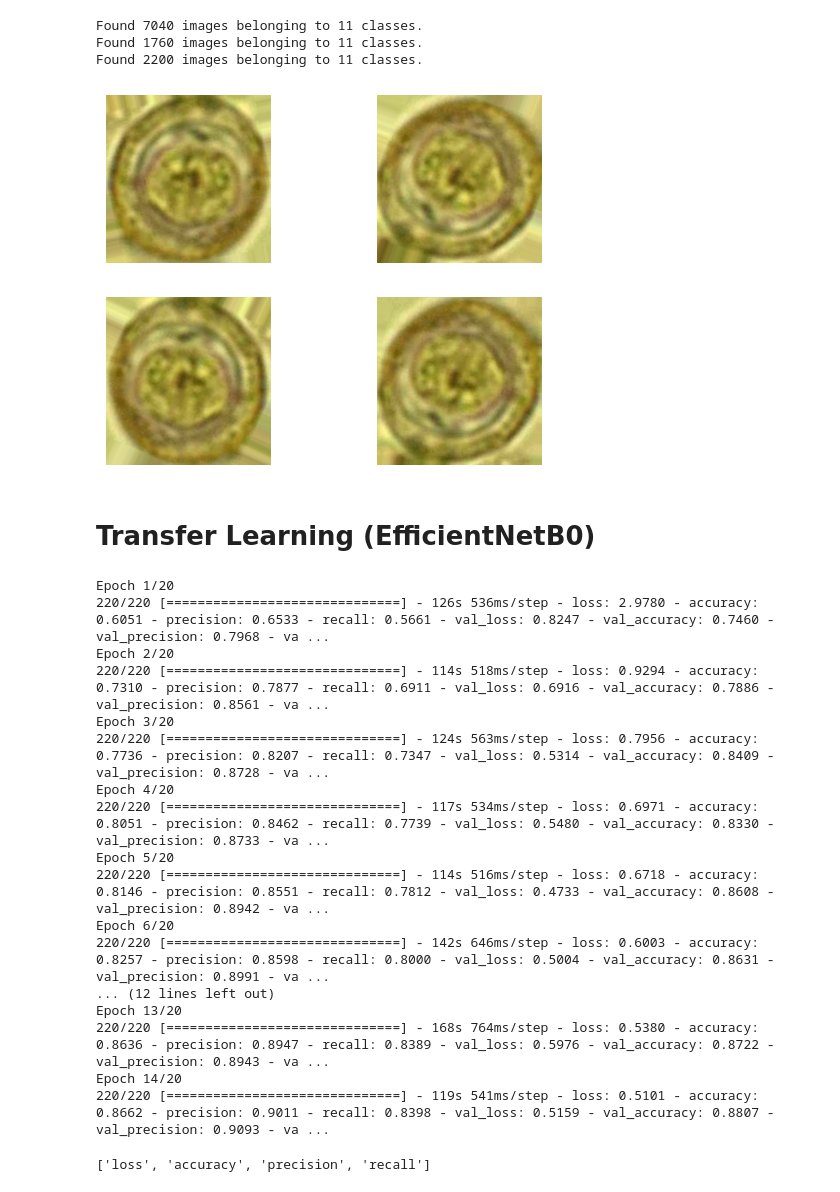
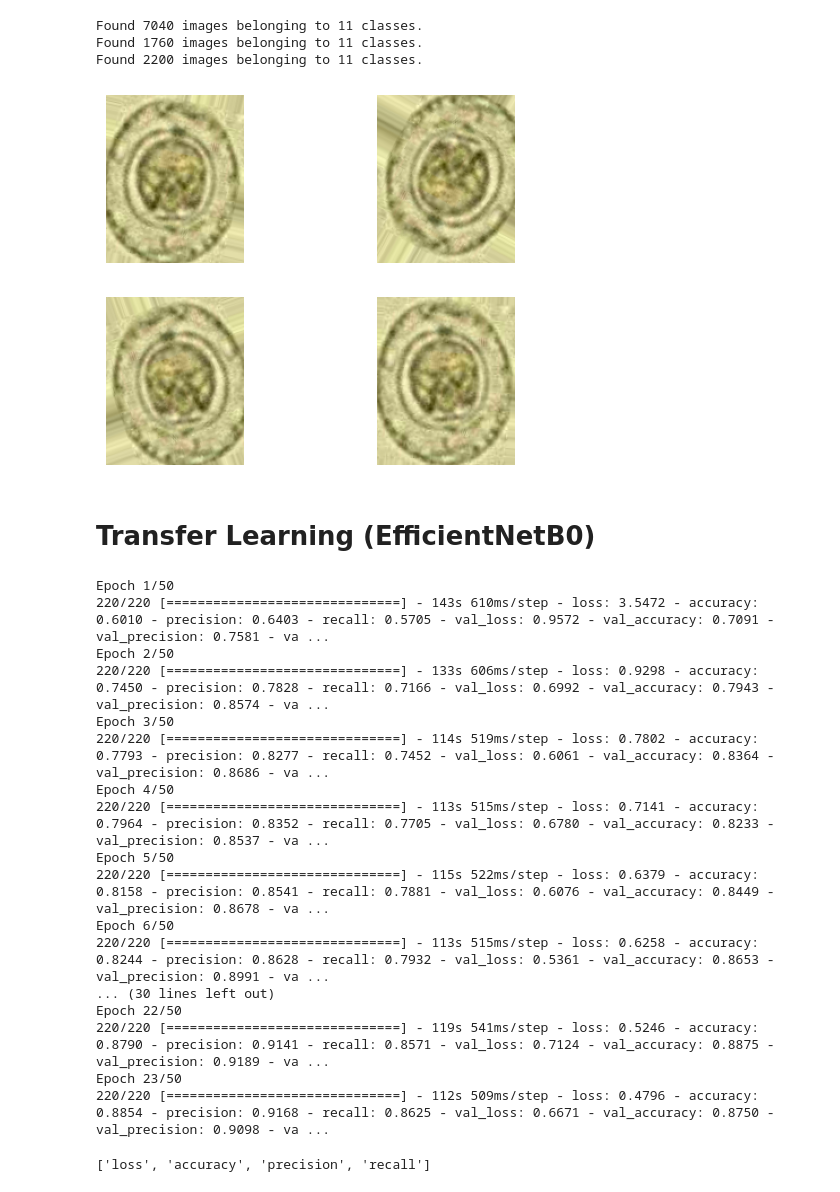
Before and after one commit to LonnyCox55/MSDS692_ParasiticInfectionCNN, a Jupyter notebook: src/main.ipynb, the cells around one changed output. Saved outputs shown, nothing was run; the diff lists cells and outputs as text; code cells hidden in the pictures.

Commit message:
Increased effNetB0 run from 20 to 50 epochs and got bettter F1 and confMat

```diff
--- a/src/main.ipynb
+++ b/src/main.ipynb
@@ -184,22 +188,22 @@ Found 2200 images belonging to 11 classes.
 # %%
 # Demonstrate the data augmentation using the first image of Hymenolepis nana from training set
 hymenoNanaDir = os.path.join(trainDir, "Hymenolepis_nana_")
-img = image.load_img(os.path.join(hymenoNanaDir, os.listdir(hymenoNanaDir)[0]))
+img = image.load_img(os.path.join(hymenoNanaDir, os.listdir(hymenoNanaDir)[7]))
 imgArr = image.img_to_array(img)
 imgArr = imgArr.reshape((1,) + imgArr.shape)
 
 # Plot the first 4 augmented versions of the image
 i = 1
 for batch in trainDatagen.flow(imgArr, batch_size=1):
     plt.subplot(2, 2, i)
     imgplot = plt.imshow(image.array_to_img(batch[0]))
     plt.axis("off")
     i += 1
     if i == 5:
         break
 plt.show()
 # %% [output]
-[figure, old version]
+[figure, new version]
 # %%
 # Build a plotting function
 def plot_history():
@@ -321,29 +331,29 @@ history = model.fit( # The image data must come from the image generator that ta
     steps_per_epoch=220, # The number of steps from the trainGenerator before one epoch is finished.
                          # 220 steps * 32 batch size in train generator = 7040 training images per epoch.
                          # This way every training image will be sampled once per epoch.
-    epochs=20, # Train data over a max of 20 epochs
+    epochs=50, # Train data over a max of 50 epochs
     validation_data=valGenerator, # Take data from the validation generator
     validation_steps=55,          # 55 steps * 32 batch size in validation generator = 1760 validation images per epoch
     verbose = 1,
     callbacks=[EarlyStopping(monitor='val_accuracy', patience=6, restore_best_weights = True)]) # Stop once validation accuracy peaks
 # %% [output]
-Epoch 1/20
-220/220 [==============================] - 126s 536ms/step - loss: 2.9780 - accuracy: 0.6051 - precision: 0.6533 - recall: 0.5661 - val_loss: 0.8247 - val_accuracy: 0.7460 - val_precision: 0.7968 - va ...
-Epoch 2/20
-220/220 [==============================] - 114s 518ms/step - loss: 0.9294 - accuracy: 0.7310 - precision: 0.7877 - recall: 0.6911 - val_loss: 0.6916 - val_accuracy: 0.7886 - val_precision: 0.8561 - va ...
-Epoch 3/20
-220/220 [==============================] - 124s 563ms/step - loss: 0.7956 - accuracy: 0.7736 - precision: 0.8207 - recall: 0.7347 - val_loss: 0.5314 - val_accuracy: 0.8409 - val_precision: 0.8728 - va ...
-Epoch 4/20
-220/220 [==============================] - 117s 534ms/step - loss: 0.6971 - accuracy: 0.8051 - precision: 0.8462 - recall: 0.7739 - val_loss: 0.5480 - val_accuracy: 0.8330 - val_precision: 0.8733 - va ...
-Epoch 5/20
-220/220 [==============================] - 114s 516ms/step - loss: 0.6718 - accuracy: 0.8146 - precision: 0.8551 - recall: 0.7812 - val_loss: 0.4733 - val_accuracy: 0.8608 - val_precision: 0.8942 - va ...
-Epoch 6/20
-220/220 [==============================] - 142s 646ms/step - loss: 0.6003 - accuracy: 0.8257 - precision: 0.8598 - recall: 0.8000 - val_loss: 0.5004 - val_accuracy: 0.8631 - val_precision: 0.8991 - va ...
-... (12 lines left out)
-Epoch 13/20
-220/220 [==============================] - 168s 764ms/step - loss: 0.5380 - accuracy: 0.8636 - precision: 0.8947 - recall: 0.8389 - val_loss: 0.5976 - val_accuracy: 0.8722 - val_precision: 0.8943 - va ...
-Epoch 14/20
-220/220 [==============================] - 119s 541ms/step - loss: 0.5101 - accuracy: 0.8662 - precision: 0.9011 - recall: 0.8398 - val_loss: 0.5159 - val_accuracy: 0.8807 - val_precision: 0.9093 - va ...
+Epoch 1/50
+220/220 [==============================] - 143s 610ms/step - loss: 3.5472 - accuracy: 0.6010 - precision: 0.6403 - recall: 0.5705 - val_loss: 0.9572 - val_accuracy: 0.7091 - val_precision: 0.7581 - va ...
+Epoch 2/50
+220/220 [==============================] - 133s 606ms/step - loss: 0.9298 - accuracy: 0.7450 - precision: 0.7828 - recall: 0.7166 - val_loss: 0.6992 - val_accuracy: 0.7943 - val_precision: 0.8574 - va ...
+Epoch 3/50
+220/220 [==============================] - 114s 519ms/step - loss: 0.7802 - accuracy: 0.7793 - precision: 0.8277 - recall: 0.7452 - val_loss: 0.6061 - val_accuracy: 0.8364 - val_precision: 0.8686 - va ...
+Epoch 4/50
+220/220 [==============================] - 113s 515ms/step - loss: 0.7141 - accuracy: 0.7964 - precision: 0.8352 - recall: 0.7705 - val_loss: 0.6780 - val_accuracy: 0.8233 - val_precision: 0.8537 - va ...
+Epoch 5/50
+220/220 [==============================] - 115s 522ms/step - loss: 0.6379 - accuracy: 0.8158 - precision: 0.8541 - recall: 0.7881 - val_loss: 0.6076 - val_accuracy: 0.8449 - val_precision: 0.8678 - va ...
+Epoch 6/50
+220/220 [==============================] - 113s 515ms/step - loss: 0.6258 - accuracy: 0.8244 - precision: 0.8628 - recall: 0.7932 - val_loss: 0.5361 - val_accuracy: 0.8653 - val_precision: 0.8991 - va ...
+... (30 lines left out)
+Epoch 22/50
+220/220 [==============================] - 119s 541ms/step - loss: 0.5246 - accuracy: 0.8790 - precision: 0.9141 - recall: 0.8571 - val_loss: 0.7124 - val_accuracy: 0.8875 - val_precision: 0.9189 - va ...
+Epoch 23/50
+220/220 [==============================] - 112s 509ms/step - loss: 0.4796 - accuracy: 0.8854 - precision: 0.9168 - recall: 0.8625 - val_loss: 0.6671 - val_accuracy: 0.8750 - val_precision: 0.9098 - va ...
 # %%
 # View the ordering of the model's output metrics list (loss, accuracy, precision, and recall)
 print(model.metrics_names)
```
Also changed, not shown: parts of 15 cells of this notebook.
